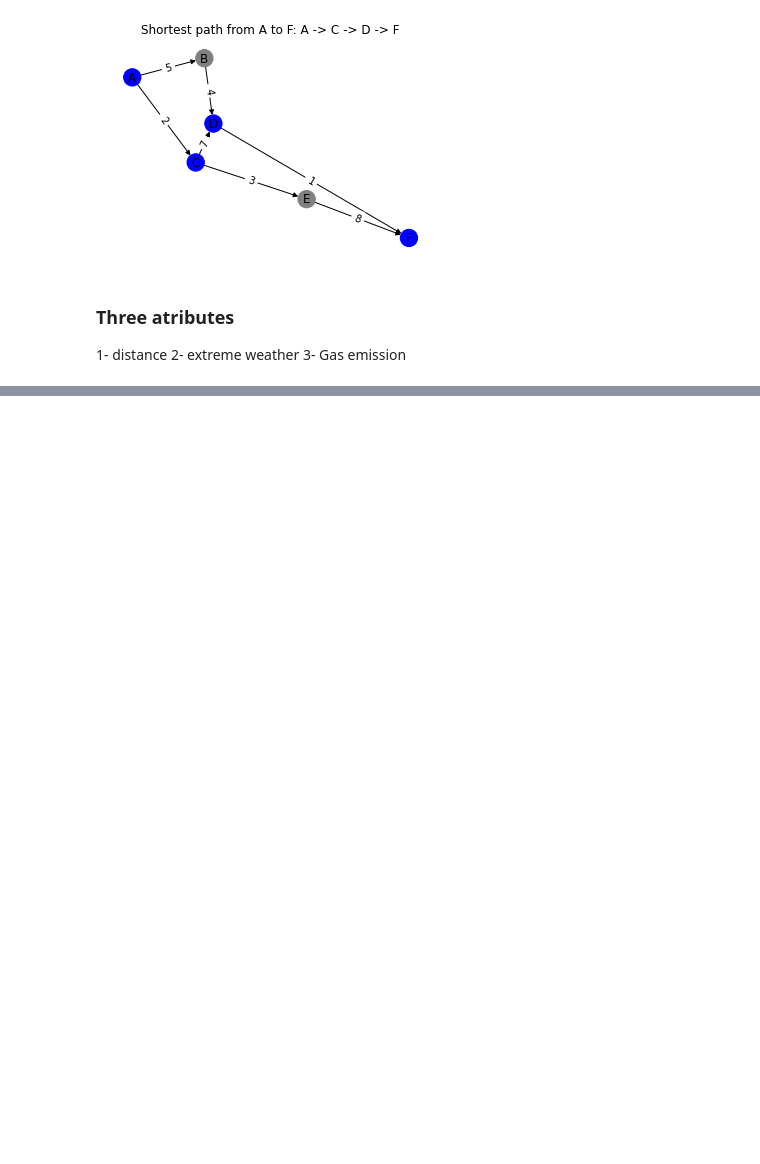
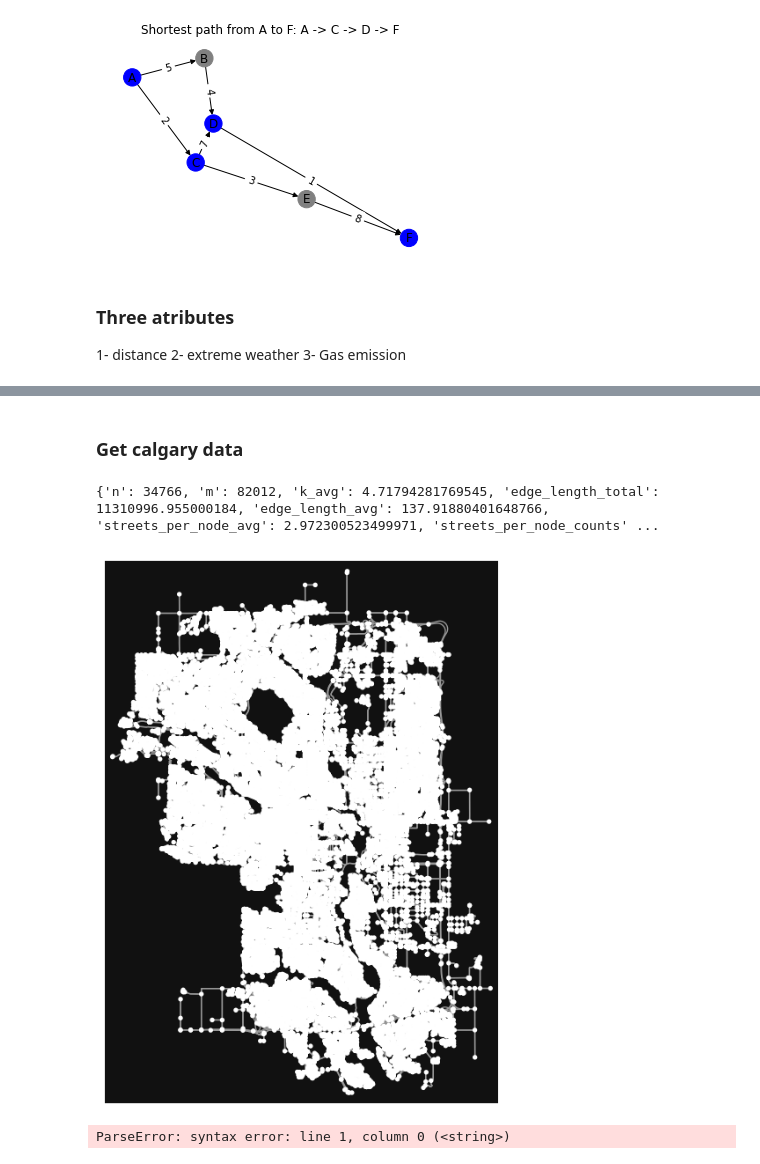
Before and after one commit to hadiagha/RouteRecommendation, a Jupyter notebook: dijkstra.ipynb, the cells around one changed output, grey strips where cells are left out. Saved outputs shown, nothing was run; the diff lists cells and outputs as text; code cells hidden in the pictures; blank space fills up the shorter version.

```diff
--- a/dijkstra.ipynb
+++ b/dijkstra.ipynb
@@ -160,0 +161,28 @@ plt.show()
+# %% [markdown]
+### Get calgary data
+# %%
+import osmnx as ox
+
+# Define the location as Calgary, Canada
+location = "Calgary, Canada"
+
+# Download the street network for the location
+#graph = ox.graph_from_place(location, network_type="drive")
+
+#graph = ox.graph_from_place(location, network_type="drive", which_result=1, buffer_dist=5000, simplify=False, retain_all=True, truncate_by_edge=True, clean_periphery=True, custom_filter='["area"!~"Railway"]',  proj_crs="EPSG:32612")
+
+graph = ox.graph.graph_from_place(location, network_type="drive", simplify=True)
+
+# Print some summary statistics about the graph
+print(ox.basic_stats(graph))
+
+# Plot the graph
+fig, ax = ox.plot_graph(graph)
+# %% [output]
+{'n': 34766, 'm': 82012, 'k_avg': 4.71794281769545, 'edge_length_total': 11310996.955000184, 'edge_length_avg': 137.91880401648766, 'streets_per_node_avg': 2.972300523499971, 'streets_per_node_counts' ...
+[figure, added]
+# %%
+import osmnx as ox
+ox.io.load_graphml('network.gpkg')
+# %% [output]
+ParseError: syntax error: line 1, column 0 (<string>)
```
Also changed, not shown: parts of 4 cells of this notebook, 9 other files.
